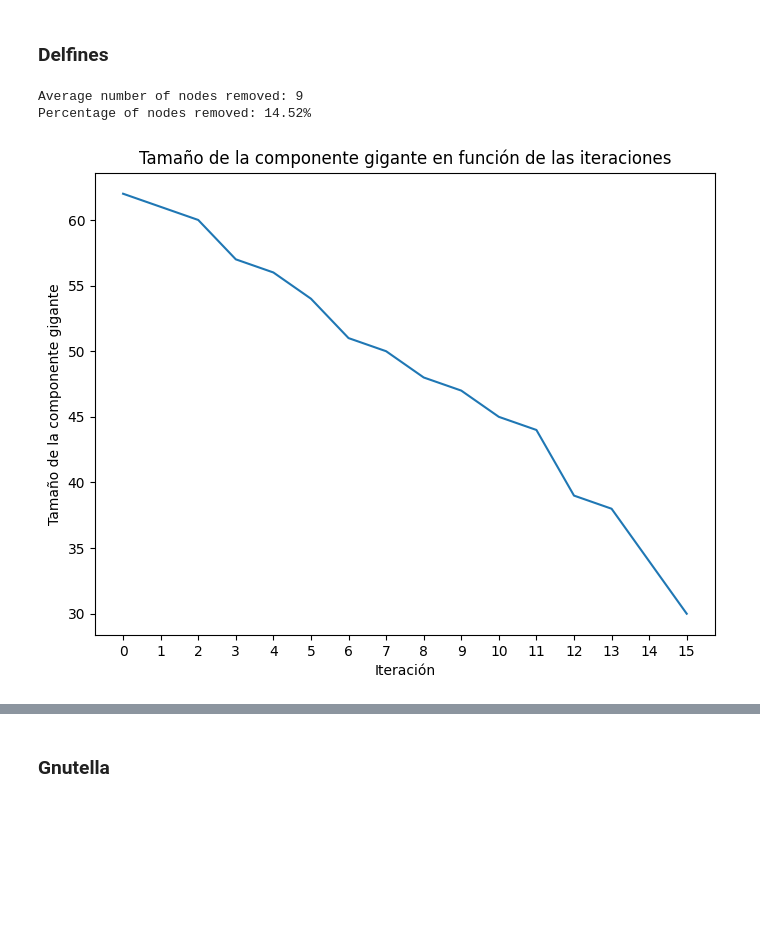
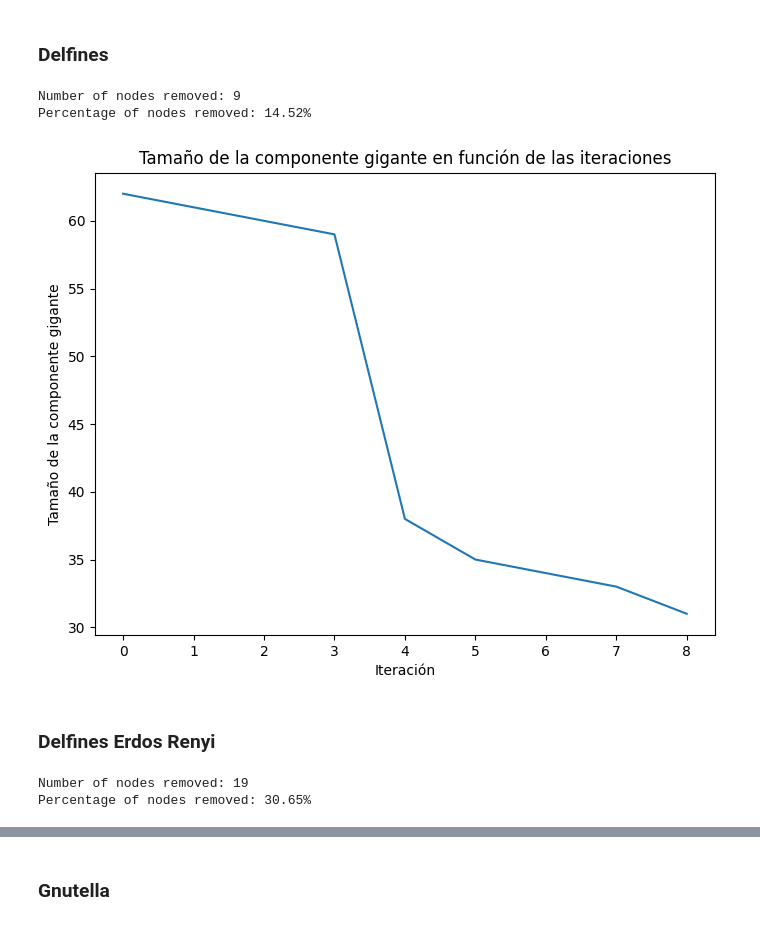
Before and after one commit to danieldamc/redes-complejas, a Jupyter notebook: Assignment_2/assignment_2.ipynb, the cells around one changed output, grey strips where cells are left out. Saved outputs shown, nothing was run; the diff lists cells and outputs as text; code cells hidden in the pictures; blank space fills up the shorter version.

```diff
--- a/Assignment_2/assignment_2.ipynb
+++ b/Assignment_2/assignment_2.ipynb
@@ -81,0 +95,7 @@ plt.show()
+# %%
+delfines_erdos_renyi_graph = nx.gnm_random_graph(delfines_graph_total_nodes, delfines_graph_total_edges)
+
+print("Delfines Erdos Renyi")
+delfines_erdos_renyi_graph_total_nodes, delfines_erdos_renyi_graph_total_edges = delfines_erdos_renyi_graph.number_of_nodes(), delfines_erdos_renyi_graph.number_of_edges()
+print("Number of nodes:", delfines_erdos_renyi_graph_total_nodes)
+print("Number of edges:", delfines_erdos_renyi_graph_total_edges)
@@ -92,12 +116,10 @@ Gnutella
 Number of nodes: 795
 Number of edges: 852
 # %%
-import networkx as nx
+gnutella_erdos_renyi_graph = nx.gnm_random_graph(gnutella_graph_total_nodes, gnutella_graph_total_edges)
 
-delfines_graph = nx.read_pajek('data/delfines.net')
-
-print("Delfines")
-delfines_graph_total_nodes, delfines_graph_total_edges = delfines_graph.number_of_nodes(), delfines_graph.number_of_edges()
-print("Number of nodes:", delfines_graph_total_nodes)
-print("Number of edges:", delfines_graph_total_edges)
+print("Gnutella Erdos Renyi")
+gnutella_erdos_renyi_graph_total_nodes, gnutella_erdos_renyi_graph_total_edges = gnutella_erdos_renyi_graph.number_of_nodes(), gnutella_erdos_renyi_graph.number_of_edges()
+print("Number of nodes:", gnutella_erdos_renyi_graph_total_nodes)
+print("Number of edges:", gnutella_erdos_renyi_graph_total_edges)
 # %% [output]
@@ -163,0 +188,7 @@ plt.show()
+# %%
+deleted_nodes_number = []
+
+for i in range(100):
+    delfines_erdos_renyi = delfines_erdos_renyi_graph.copy()
+    giant_sizes_delfines_erdos_renyi = remove_nodes_until_half_giant_component_size(delfines_erdos_renyi)
+    deleted_nodes_number.append(len(giant_sizes_delfines_erdos_renyi))
@@ -196,0 +254,9 @@ plt.show()
+# %%
+deleted_nodes_number = []
+
+for i in range(100):
+    gnutella_erdos_renyi = gnutella_erdos_renyi_graph.copy()
+    giant_sizes_gnutella_erdos_renyi = remove_nodes_until_half_giant_component_size(gnutella_erdos_renyi)
+    deleted_nodes_number.append(len(giant_sizes_gnutella_erdos_renyi))
+
+average_number_deleted_nodes = np.average(deleted_nodes_number)
@@ -293,8 +421,8 @@ delfines = delfines_graph.copy()
 giant_sizes_delfines = remove_betweenness_nodes_until_half_giant_component_size(delfines)
 deleted_nodes_number = len(giant_sizes_delfines)
 # %%
-print('Average number of nodes removed:', int(average_number_deleted_nodes))
+print('Number of nodes removed:', deleted_nodes_number)
 print(f'Percentage of nodes removed: {(deleted_nodes_number / delfines_graph_total_nodes) * 100:.2f}%')
 # %% [output]
-Average number of nodes removed: 9
+Number of nodes removed: 9
 Percentage of nodes removed: 14.52%
@@ -305,12 +429,14 @@ giant_sizes_gnutella = remove_betweenness_nodes_until_half_giant_component_size(
 # %%
 import matplotlib.pyplot as plt
 
 plt.figure(figsize=(8, 6))
-plt.plot(delfines_giant_sizes)
+plt.plot(giant_sizes_delfines)
 plt.xlabel('Iteración')
 plt.ylabel('Tamaño de la componente gigante')
 plt.title('Tamaño de la componente gigante en función de las iteraciones')
-plt.xticks(range(0, len(delfines_giant_sizes), 1))
+plt.xticks(range(0, len(giant_sizes_delfines), 1))
 plt.show()
 # %% [output]
-[figure, old version]
+[figure, new version]
+# %% [markdown]
+### Delfines Erdos Renyi
@@ -316,0 +447,6 @@ plt.show()
+# %%
+print('Number of nodes removed:', deleted_nodes_number)
+print(f'Percentage of nodes removed: {(deleted_nodes_number / delfines_erdos_renyi_graph_total_nodes) * 100:.2f}%')
+# %% [output]
+Number of nodes removed: 19
+Percentage of nodes removed: 30.65%
```
Also changed, not shown: parts of 42 cells of this notebook, 1 other file.
